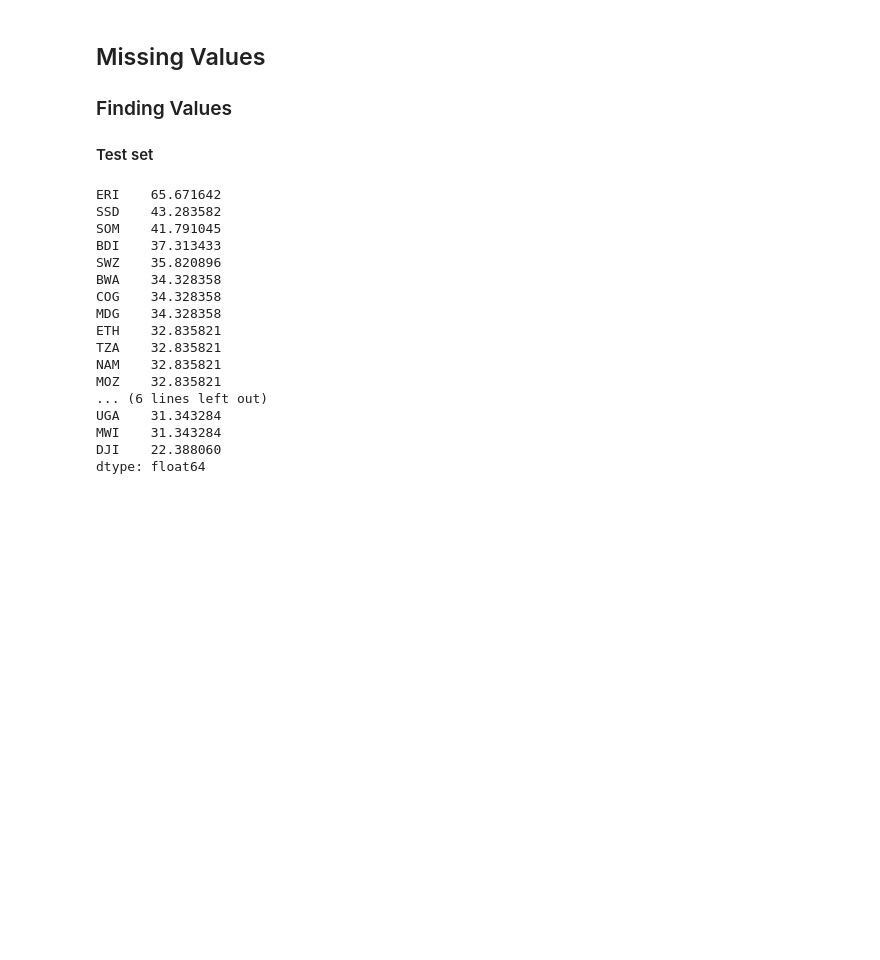
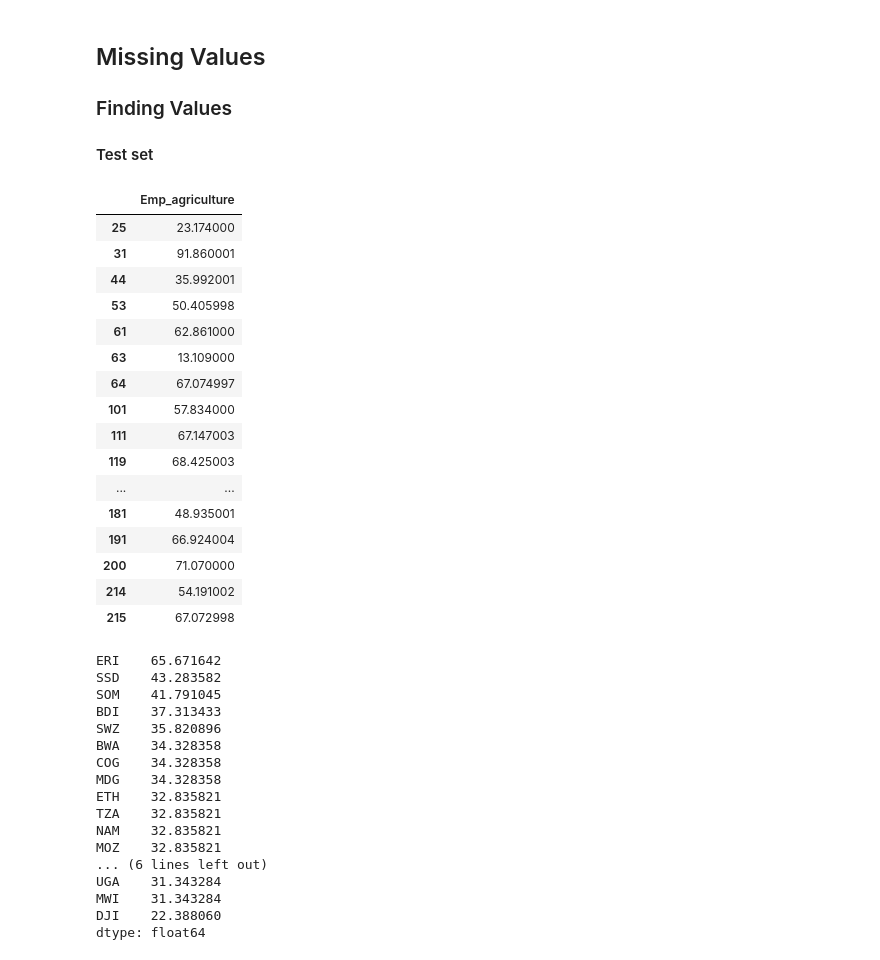
Before and after one commit to Team-3-Valencia-Hult-Analytics/ES_Africa_T3, a Jupyter notebook: Africa_project.ipynb, the cells around one changed output. Cells and saved outputs as stored; diff of their text form; code cells hidden in the pictures; blank space fills up the shorter version.

```diff
--- a/Africa_project.ipynb
+++ b/Africa_project.ipynb
@@ -63,12 +63,37 @@ dtype: int64
 # %%
 # Africa
 
 Africa = ['BWA','BDI','COG','DJI','ERI', 'SWZ','ETH','KEN','LSO','MDG',
           'MWI','MOZ','NAM','RWA','SOM','ZAF','SSD','TZA','UGA','ZMB',
           'ZWE']
 
 # Subset of Countr - dies
 AfricaDf = Africa_dataset[Africa_dataset['Country Code'].isin(Africa)]
+
+AfricaDf.rename(columns={"Employment in agriculture (% of total employment) (modeled ILO estimate)"
+                         : "Emp_agriculture","Employment in industry (% of total employment) (modeled ILO estimate)"
+                         : "Emp_industry","Employment in services (% of total employment) (modeled ILO estimate)"
+                         : "Emp_services","GDP (current US$)":"GDP_USD","GDP growth (annual %)":"GDP_growth"}, inplace=True)
+
+AfricaDf.loc[:,["Emp_agriculture"]]
+# %% [output]
+|  | Emp_agriculture |
+| 25 | 23.174000 |
+| 31 | 91.860001 |
+| 44 | 35.992001 |
+| 53 | 50.405998 |
+| 61 | 62.861000 |
+| 63 | 13.109000 |
+| 64 | 67.074997 |
+| 101 | 57.834000 |
+| 111 | 67.147003 |
+| 119 | 68.425003 |
+| ... | ... |
+| 181 | 48.935001 |
+| 191 | 66.924004 |
+| 200 | 71.070000 |
+| 214 | 54.191002 |
+| 215 | 67.072998 |
 # %%
 
 # Checking missing values for Africa Data Set
```
Also changed, not shown: parts of 2 cells of this notebook, 3 other files.
